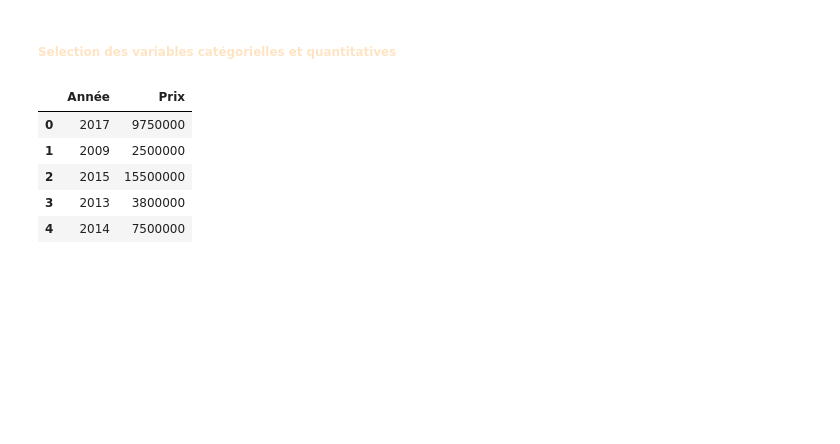
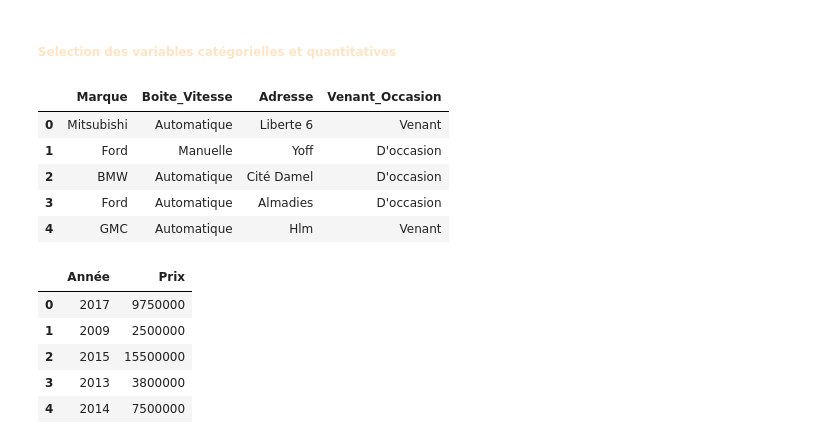
Before and after one commit to mkosemes1/Models_deployement, a Jupyter notebook: Model_for_car_data_complet.ipynb, the cells around one changed output. Cells and saved outputs as stored; diff of their text form; code cells hidden in the pictures; blank space fills up the shorter version.

```diff
--- a/Model_for_car_data_complet.ipynb
+++ b/Model_for_car_data_complet.ipynb
@@ -103,7 +118,14 @@ df['Adresse'].unique()[:10]
 # %%
 # selection les variables catégorielles
 categoriel_data = df.select_dtypes(exclude = 'number')
-categoriel_data
+categoriel_data.head()
+# %% [output]
+|  | Marque | Boite_Vitesse | Adresse | Venant_Occasion |
+| 0 | Mitsubishi | Automatique | Liberte 6 | Venant |
+| 1 | Ford | Manuelle | Yoff | D'occasion |
+| 2 | BMW | Automatique | Cité Damel | D'occasion |
+| 3 | Ford | Automatique | Almadies | D'occasion |
+| 4 | GMC | Automatique | Hlm | Venant |
 # %%
 # selection des donnees quantitative
 quant_data = df.select_dtypes(include = "number")
```
Also changed, not shown: parts of 10 cells of this notebook, 2 other files.
